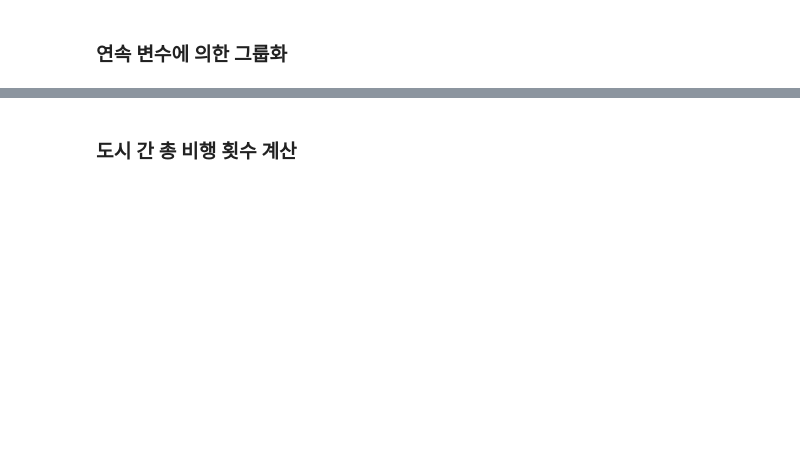
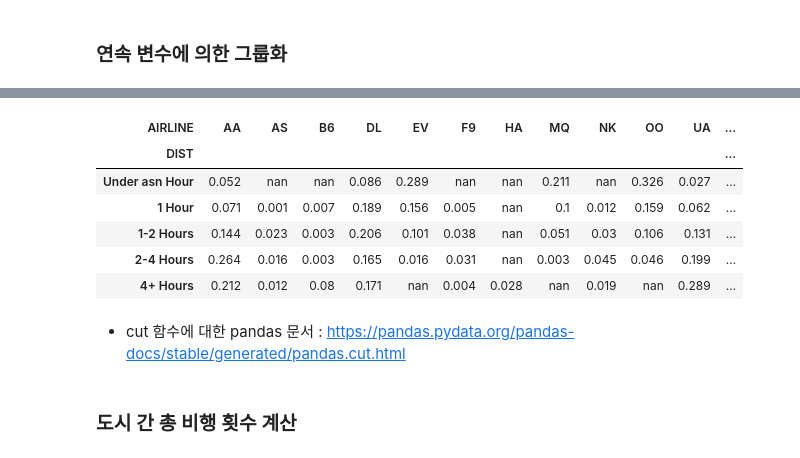
Before and after one commit to liberalapes/pandas_cookbook, a Jupyter notebook: 07장 종합을 위한 그룹화, 필터링 그리고 변환 .ipynb, the cells around one changed output, grey strips where cells are left out. Drawn from its saved outputs; the diff is of its cells as text; code cells hidden in the pictures; blank space fills up the shorter version.

```diff
--- a/07장 종합을 위한 그룹화, 필터링 그리고 변환 .ipynb
+++ b/07장 종합을 위한 그룹화, 필터링 그리고 변환 .ipynb
@@ -557,0 +764,4 @@ college_filltered_70['STABBR'].nunique()
+# %%
+bins = [-np.inf, 200, 500, 1000, 2000, np.inf]
+cuts = pd.cut(flights['DIST'], bins = bins)
+cuts.head()
@@ -558,2 +825,16 @@ college_filltered_70['STABBR'].nunique()
+# %%
+labels = ['Under asn Hour', '1 Hour', '1-2 Hours', '2-4 Hours', '4+ Hours']
+cuts2 = pd.cut(flights['DIST'], bins = bins, labels = labels)
+flights.groupby(cuts2)['AIRLINE'].value_counts(normalize=True).round(3).unstack().style.highlight_max(axis = 1)
+# %% [output]
+| AIRLINE | AA | AS | B6 | DL | EV | F9 | HA | MQ | NK | OO | UA | ... |
+| DIST |  |  |  |  |  |  |  |  |  |  |  | ... |
+| Under asn Hour | 0.052 | nan | nan | 0.086 | 0.289 | nan | nan | 0.211 | nan | 0.326 | 0.027 | ... |
+| 1 Hour | 0.071 | 0.001 | 0.007 | 0.189 | 0.156 | 0.005 | nan | 0.1 | 0.012 | 0.159 | 0.062 | ... |
+| 1-2 Hours | 0.144 | 0.023 | 0.003 | 0.206 | 0.101 | 0.038 | nan | 0.051 | 0.03 | 0.106 | 0.131 | ... |
+| 2-4 Hours | 0.264 | 0.016 | 0.003 | 0.165 | 0.016 | 0.031 | nan | 0.003 | 0.045 | 0.046 | 0.199 | ... |
+| 4+ Hours | 0.212 | 0.012 | 0.08 | 0.171 | nan | 0.004 | 0.028 | nan | 0.019 | nan | 0.289 | ... |
+# %% [markdown]
+- cut 함수에 대한 pandas 문서 : https://pandas.pydata.org/pandas-docs/stable/generated/pandas.cut.html
 # %% [markdown]
 ### 도시 간 총 비행 횟수 계산
```
Also changed, not shown: parts of 57 cells of this notebook.
